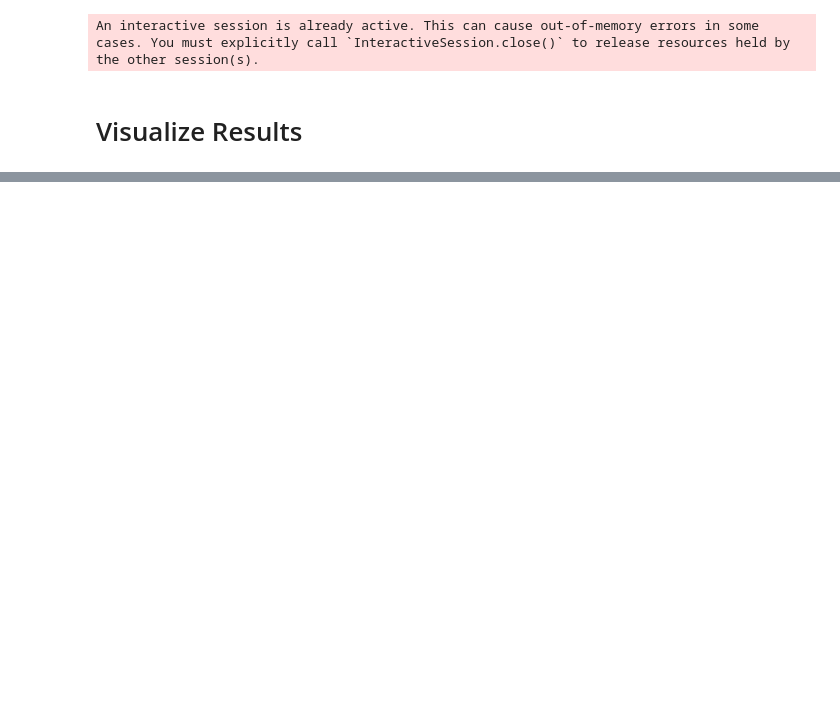
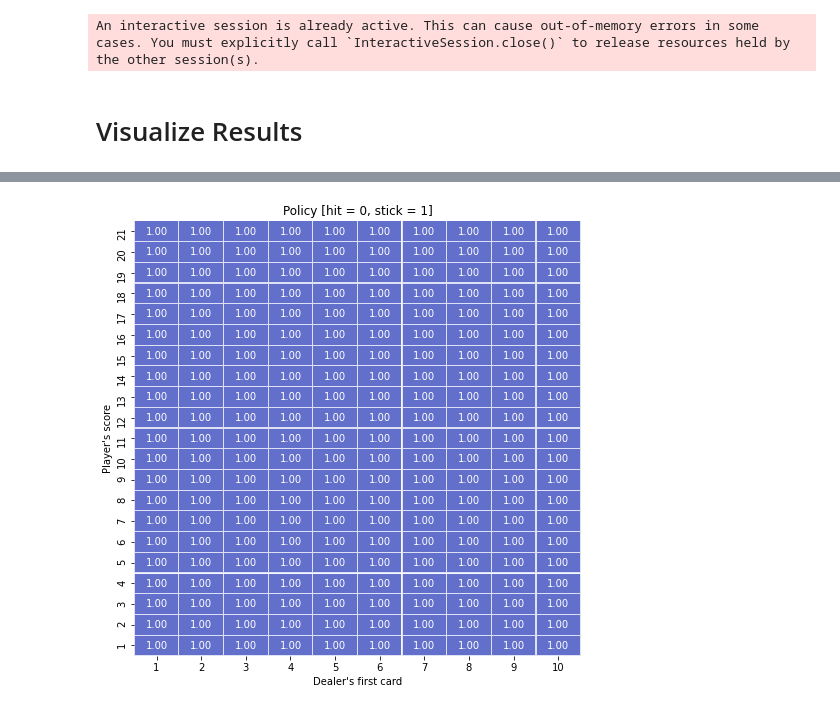
Before and after one commit to basselkassem/easy21, a Jupyter notebook: policy_gradient.ipynb, the cells around one changed output, grey strips where cells are left out. Cells and saved outputs as stored; diff of their text form; code cells hidden in the pictures; blank space fills up the shorter version.

```diff
--- a/policy_gradient.ipynb
+++ b/policy_gradient.ipynb
@@ -142,2 +141,12 @@ plt.show()
+# %%
+policy = np.zeros((env.MAX_VALUE , env.CARD_VALUE_MAX))
+for i in range(1, env.MAX_VALUE + 1):
+    for j in range(1, env.CARD_VALUE_MAX + 1):
+        state = np.array([j, i]).reshape(1, 2)
+        policy[i - 1, j - 1] = np.argmax(get_actions_proba(state))
+
+env.Visualizer.draw2d_array(policy, 'Policy [hit = 0, stick = 1]', True)
+# %% [output]
+[figure, added]
 # %%
 %%time
```
Also changed, not shown: parts of 10 cells of this notebook.
